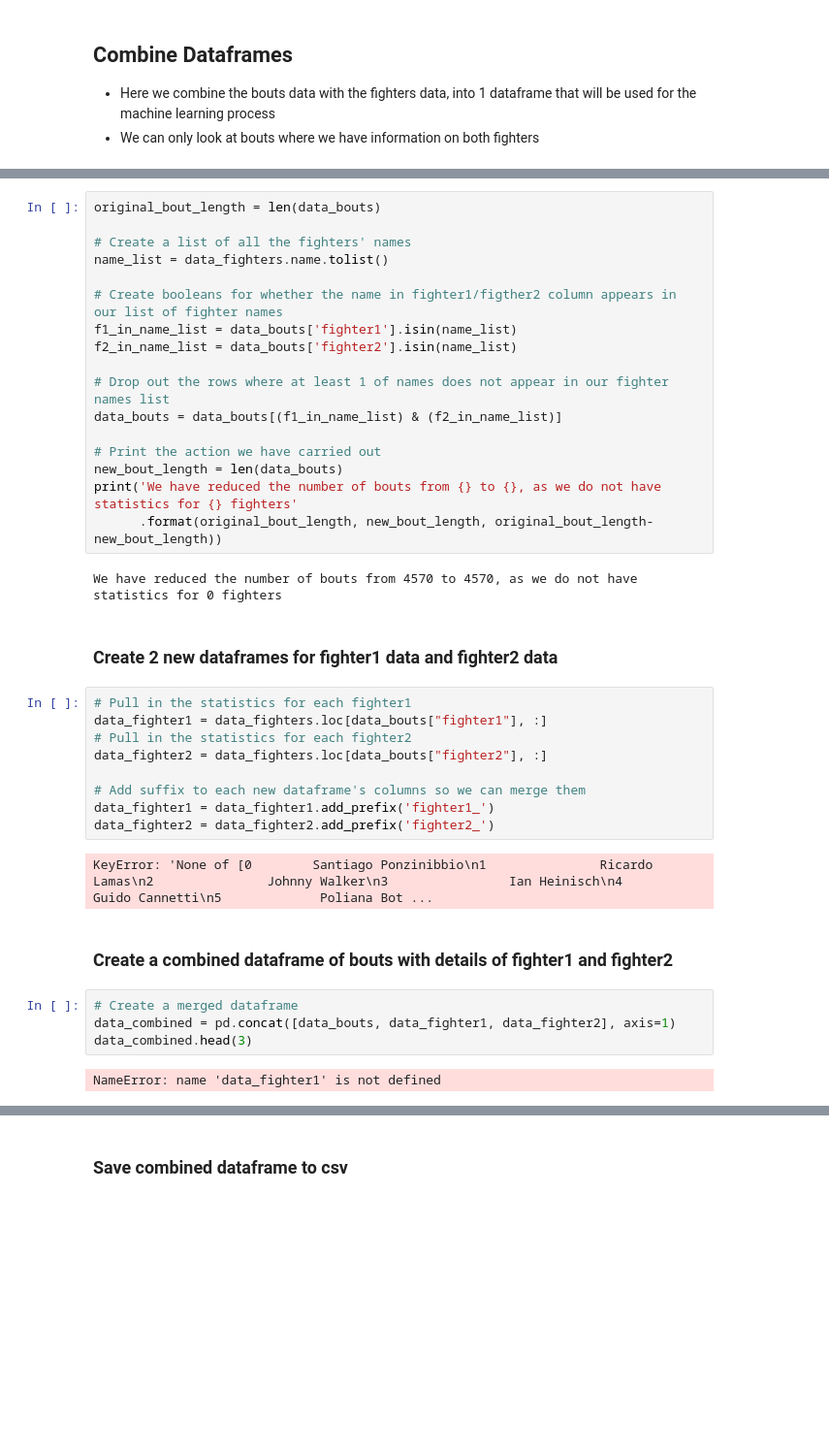
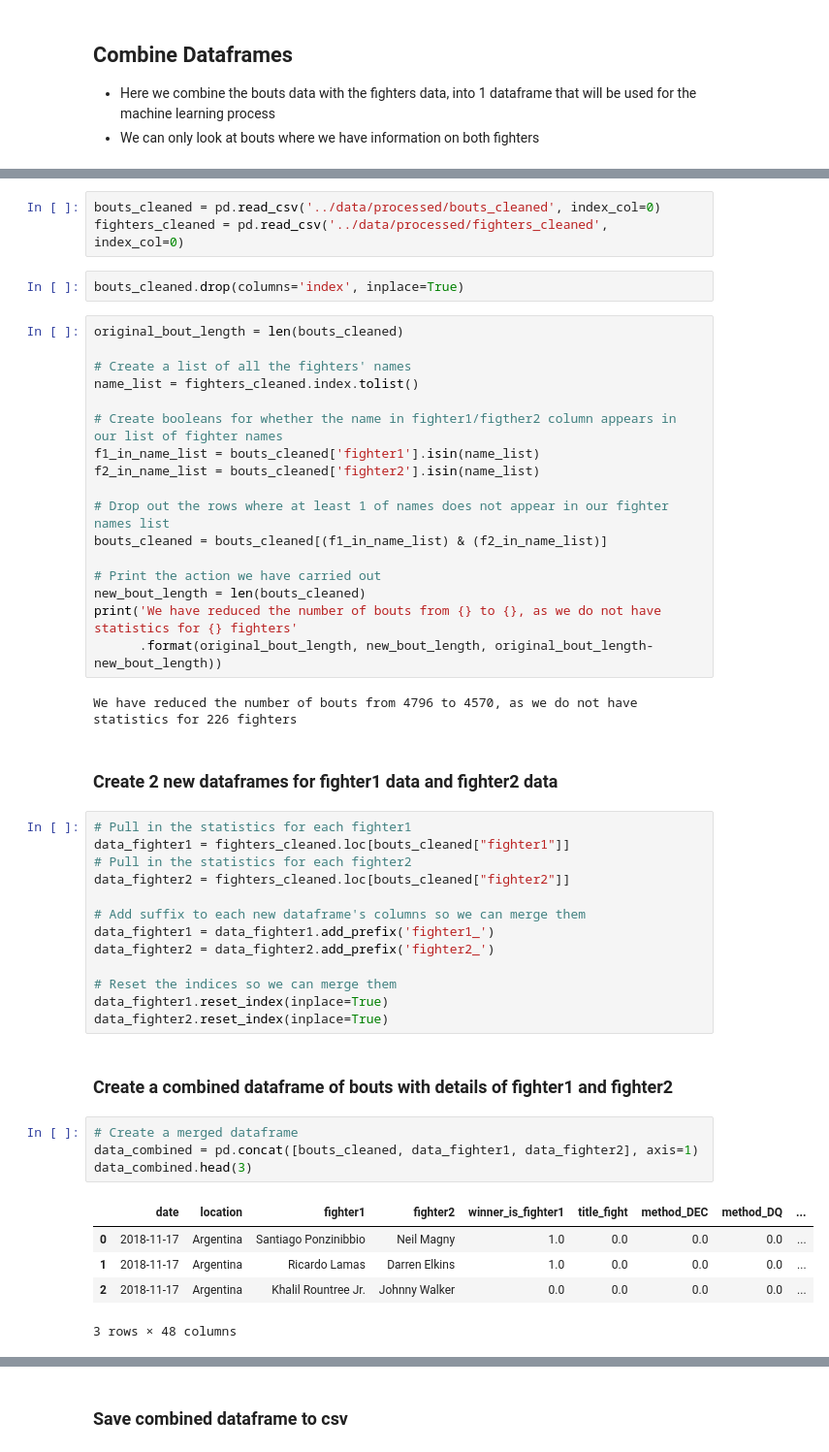
Before and after one commit to AdamBlomfield/machine_learning_ufc_data, a Jupyter notebook: notebooks/cleaning_data.ipynb, the cells around one changed output, grey strips where cells are left out. Shown at 97% size. Cells and saved outputs as stored; diff of their text form; blank space fills up the shorter version.

```diff
--- a/notebooks/cleaning_data.ipynb
+++ b/notebooks/cleaning_data.ipynb
@@ -580,40 +645,51 @@ data_bouts.shape
+# %%
+bouts_cleaned = pd.read_csv('../data/processed/bouts_cleaned', index_col=0)
+fighters_cleaned = pd.read_csv('../data/processed/fighters_cleaned', index_col=0)
+# %%
+bouts_cleaned.drop(columns='index', inplace=True)
 # %%
-original_bout_length = len(data_bouts)
+original_bout_length = len(bouts_cleaned)
 
 # Create a list of all the fighters' names
-name_list = data_fighters.name.tolist()
+name_list = fighters_cleaned.index.tolist()
 
 # Create booleans for whether the name in fighter1/figther2 column appears in our list of fighter names
-f1_in_name_list = data_bouts['fighter1'].isin(name_list)
-f2_in_name_list = data_bouts['fighter2'].isin(name_list)
+f1_in_name_list = bouts_cleaned['fighter1'].isin(name_list)
+f2_in_name_list = bouts_cleaned['fighter2'].isin(name_list)
 
 # Drop out the rows where at least 1 of names does not appear in our fighter names list
-data_bouts = data_bouts[(f1_in_name_list) & (f2_in_name_list)]
+bouts_cleaned = bouts_cleaned[(f1_in_name_list) & (f2_in_name_list)]
 
 # Print the action we have carried out
-new_bout_length = len(data_bouts)
+new_bout_length = len(bouts_cleaned)
 print('We have reduced the number of bouts from {} to {}, as we do not have statistics for {} fighters'
       .format(original_bout_length, new_bout_length, original_bout_length-new_bout_length))
 # %% [output]
-We have reduced the number of bouts from 4570 to 4570, as we do not have statistics for 0 fighters
+We have reduced the number of bouts from 4796 to 4570, as we do not have statistics for 226 fighters
 # %% [markdown]
 ### Create 2 new dataframes for fighter1 data and fighter2 data
 # %%
 # Pull in the statistics for each fighter1
-data_fighter1 = data_fighters.loc[data_bouts["fighter1"], :]
+data_fighter1 = fighters_cleaned.loc[bouts_cleaned["fighter1"]]
 # Pull in the statistics for each fighter2
-data_fighter2 = data_fighters.loc[data_bouts["fighter2"], :]
+data_fighter2 = fighters_cleaned.loc[bouts_cleaned["fighter2"]]
 
 # Add suffix to each new dataframe's columns so we can merge them
 data_fighter1 = data_fighter1.add_prefix('fighter1_')
 data_fighter2 = data_fighter2.add_prefix('fighter2_')
+
+# Reset the indices so we can merge them
+data_fighter1.reset_index(inplace=True)
+data_fighter2.reset_index(inplace=True)
-# %% [output]
-KeyError: 'None of [0        Santiago Ponzinibbio\n1               Ricardo Lamas\n2               Johnny Walker\n3                Ian Heinisch\n4              Guido Cannetti\n5             Poliana Bot ...
 # %% [markdown]
 ### Create a combined dataframe of bouts with details of fighter1 and fighter2
 # %%
 # Create a merged dataframe
-data_combined = pd.concat([data_bouts, data_fighter1, data_fighter2], axis=1)
+data_combined = pd.concat([bouts_cleaned, data_fighter1, data_fighter2], axis=1)
 data_combined.head(3)
 # %% [output]
+|  | date | location | fighter1 | fighter2 | winner_is_fighter1 | title_fight | method_DEC | method_DQ | ... |
+| 0 | 2018-11-17 | Argentina | Santiago Ponzinibbio | Neil Magny | 1.0 | 0.0 | 0.0 | 0.0 | ... |
+| 1 | 2018-11-17 | Argentina | Ricardo Lamas | Darren Elkins | 1.0 | 0.0 | 0.0 | 0.0 | ... |
+| 2 | 2018-11-17 | Argentina | Khalil Rountree Jr. | Johnny Walker | 0.0 | 0.0 | 0.0 | 0.0 | ... |
-NameError: name 'data_fighter1' is not defined
+3 rows × 48 columns
```
Also changed, not shown: parts of 54 cells of this notebook, 4 other files.
